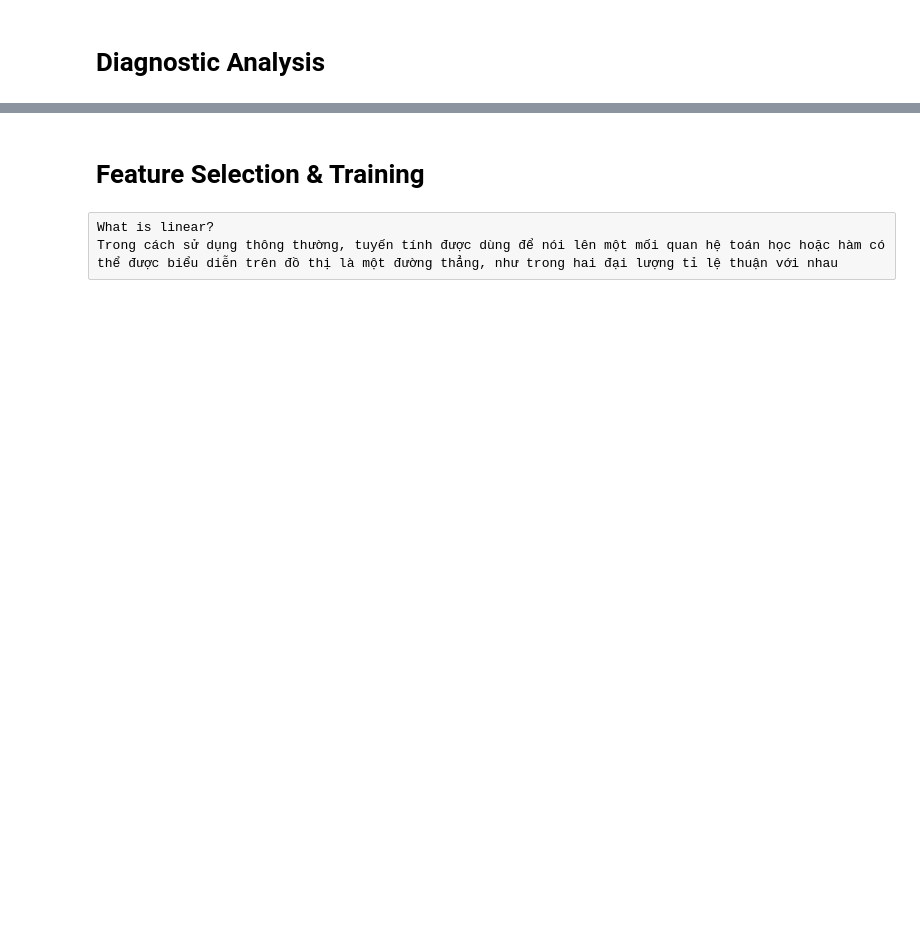
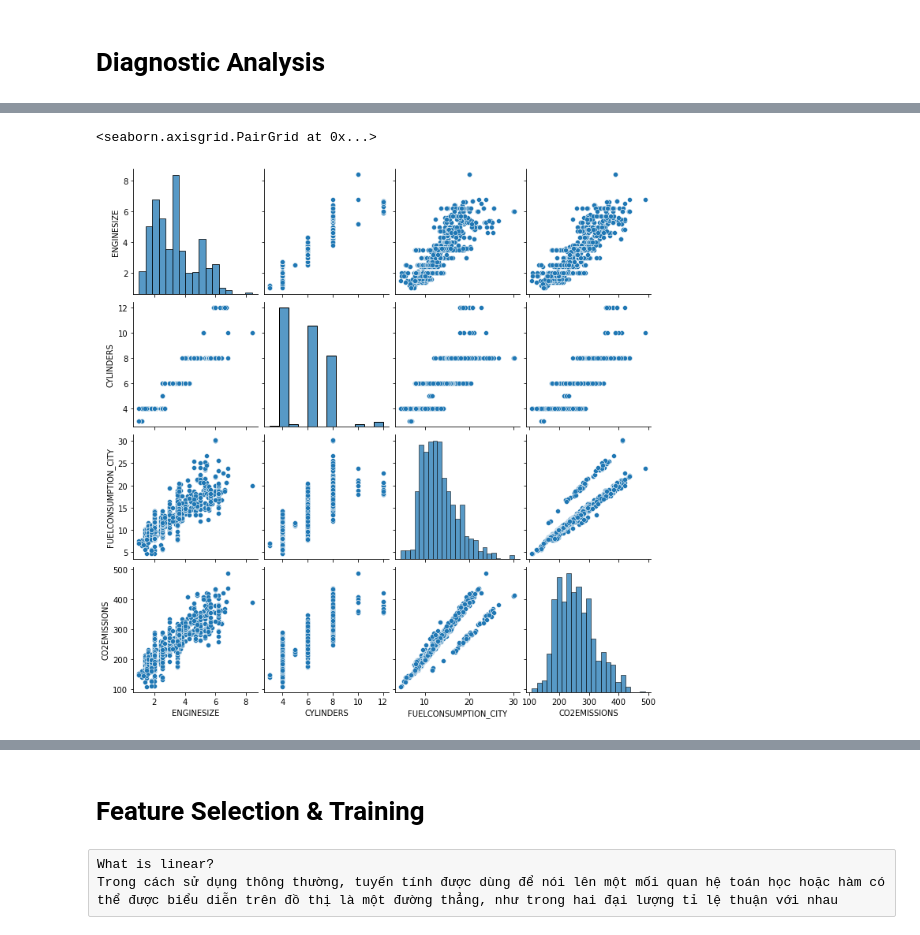
Before and after one commit to chang99729/py34sa3l2, a Jupyter notebook: Lecture 02/Linear Regression.ipynb, the cells around one changed output, grey strips where cells are left out. Cells and saved outputs as stored; diff of their text form; code cells hidden in the pictures; blank space fills up the shorter version.

```diff
--- a/Lecture 02/Linear Regression.ipynb
+++ b/Lecture 02/Linear Regression.ipynb
@@ -54,0 +223,5 @@ plt.show()
+# %%
+sns.pairplot(data[['ENGINESIZE','CYLINDERS','FUELCONSUMPTION_CITY','CO2EMISSIONS']])
+# %% [output]
+<seaborn.axisgrid.PairGrid at 0x...>
+[figure, added]
```
Also changed, not shown: parts of 21 cells of this notebook.
